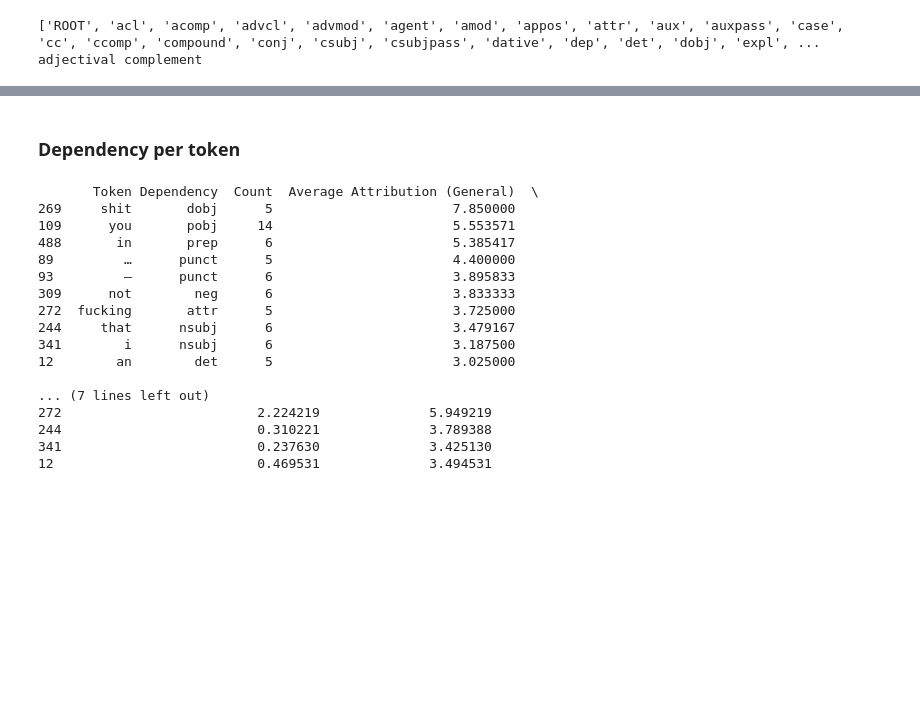
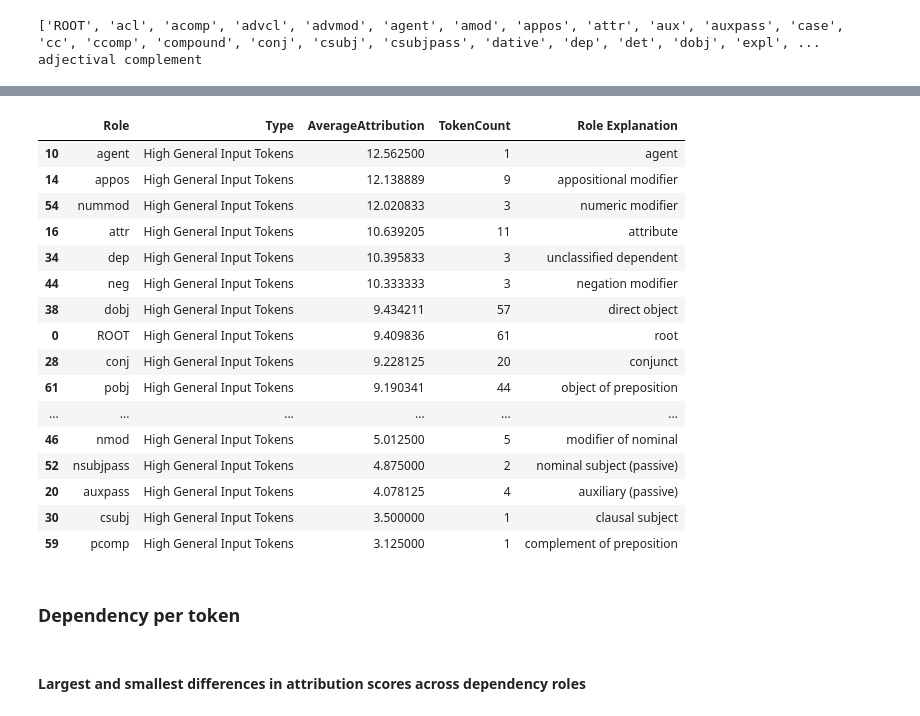
Before and after one commit to Person-Maink/NLP_toxicity, a Jupyter notebook: language analysis/syntatic_analysis.ipynb, the cells around one changed output, grey strips where cells are left out. Saved outputs shown, nothing was run; the diff lists cells and outputs as text; code cells hidden in the pictures; blank space fills up the shorter version.

```diff
--- a/language analysis/syntatic_analysis.ipynb
+++ b/language analysis/syntatic_analysis.ipynb
@@ -1040,31 +1145,33 @@ plt.show()
+# %%
+general_tokens_sorted.head(100)
+# %% [output]
+|  | Role | Type | AverageAttribution | TokenCount | Role Explanation |
+| 10 | agent | High General Input Tokens | 12.562500 | 1 | agent |
+| 14 | appos | High General Input Tokens | 12.138889 | 9 | appositional modifier |
+| 54 | nummod | High General Input Tokens | 12.020833 | 3 | numeric modifier |
+| 16 | attr | High General Input Tokens | 10.639205 | 11 | attribute |
+| 34 | dep | High General Input Tokens | 10.395833 | 3 | unclassified dependent |
+| 44 | neg | High General Input Tokens | 10.333333 | 3 | negation modifier |
+| 38 | dobj | High General Input Tokens | 9.434211 | 57 | direct object |
+| 0 | ROOT | High General Input Tokens | 9.409836 | 61 | root |
+| 28 | conj | High General Input Tokens | 9.228125 | 20 | conjunct |
+| 61 | pobj | High General Input Tokens | 9.190341 | 44 | object of preposition |
+| ... | ... | ... | ... | ... | ... |
+| 46 | nmod | High General Input Tokens | 5.012500 | 5 | modifier of nominal |
+| 52 | nsubjpass | High General Input Tokens | 4.875000 | 2 | nominal subject (passive) |
+| 20 | auxpass | High General Input Tokens | 4.078125 | 4 | auxiliary (passive) |
+| 30 | csubj | High General Input Tokens | 3.500000 | 1 | clausal subject |
+| 59 | pcomp | High General Input Tokens | 3.125000 | 1 | complement of preposition |
 # %% [markdown]
 ### Dependency per token
 # %%
 # Adding a minimum frequency threshold
-min_frequency = 5
+min_frequency = 3
 
 # Filter out tokens that appear fewer than the minimum frequency
 filtered_token_dependency_df = token_dependency_df[token_dependency_df["Count"] >= min_frequency]
 
 # Re-sort by Combined Attribution in descending order
 top_tokens_filtered = filtered_token_dependency_df.sort_values(by="Average Attribution (General)", ascending=False).head(10)
-
-print(top_tokens_filtered)
-# %% [output]
-       Token Dependency  Count  Average Attribution (General)  \
-269     shit       dobj      5                       7.850000
-109      you       pobj     14                       5.553571
-488       in       prep      6                       5.385417
-89         …      punct      5                       4.400000
-93         –      punct      6                       3.895833
-309      not        neg      6                       3.833333
-272  fucking       attr      5                       3.725000
-244     that      nsubj      6                       3.479167
-341        i      nsubj      6                       3.187500
-12        an        det      5                       3.025000
-
-... (7 lines left out)
-272                         2.224219              5.949219
-244                         0.310221              3.789388
-341                         0.237630              3.425130
-12                          0.469531              3.494531
+# %% [markdown]
+#### Largest and smallest differences in attribution scores across dependency roles
```
Also changed, not shown: parts of 17 cells of this notebook, 6 other files.
